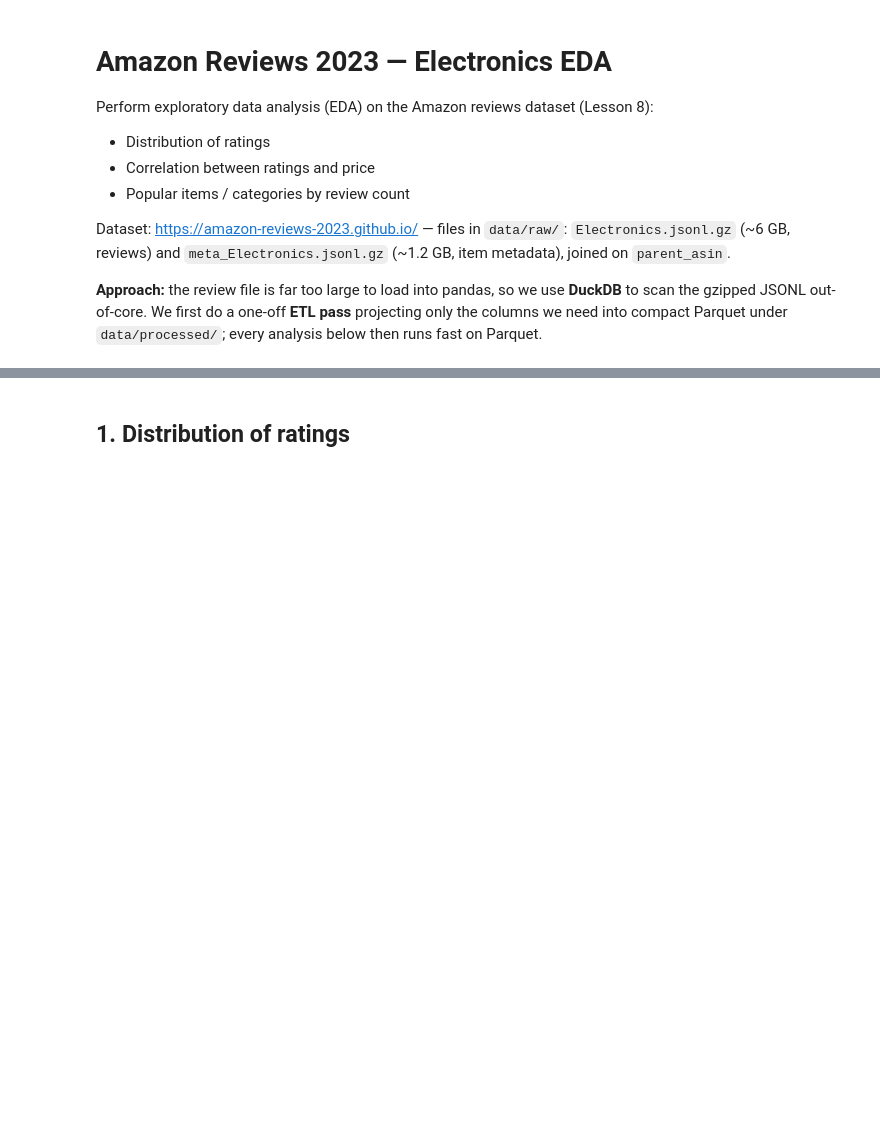
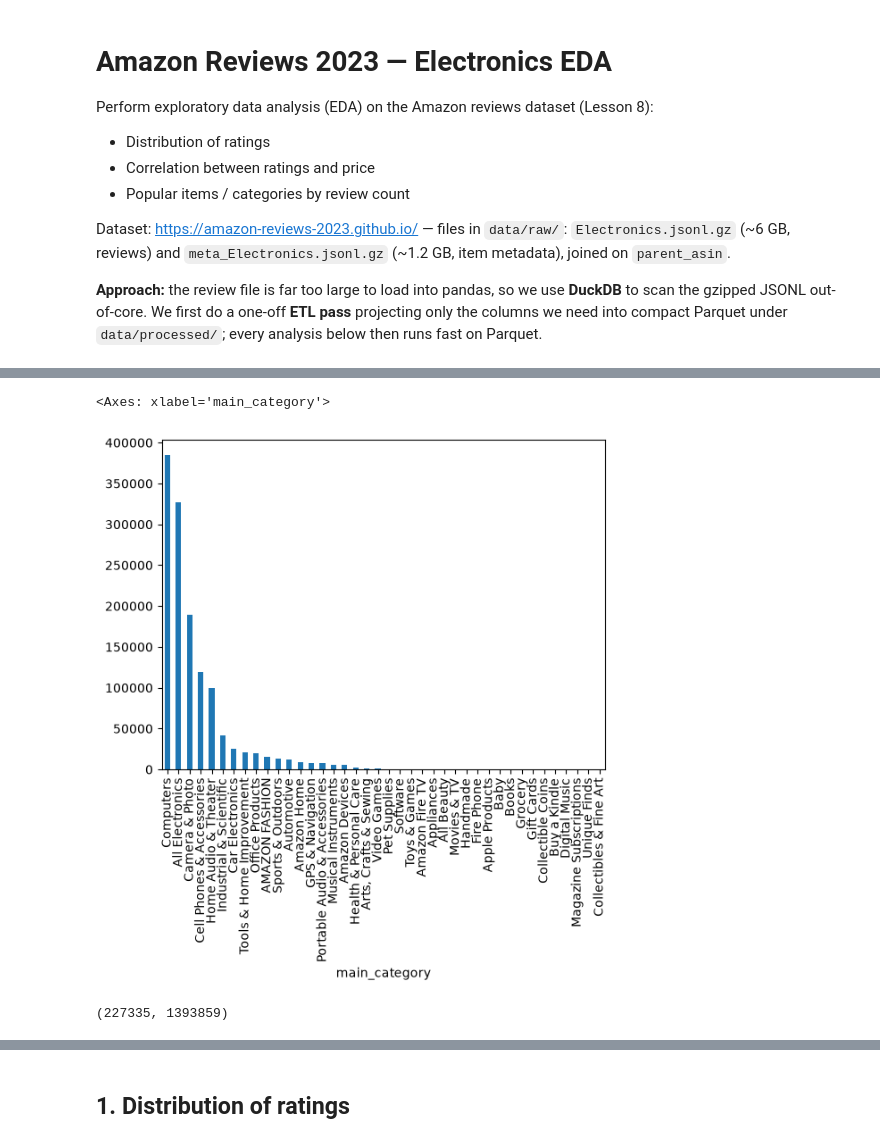
Before and after one commit to hchenv/ai-eng-project, a Jupyter notebook: notebooks/week1/01-amazon-data-eda.ipynb, the cells around one changed output, grey strips where cells are left out. Saved outputs shown, nothing was run; the diff lists cells and outputs as text; code cells hidden in the pictures; blank space fills up the shorter version.

```diff
--- a/notebooks/week1/01-amazon-data-eda.ipynb
+++ b/notebooks/week1/01-amazon-data-eda.ipynb
@@ -33,0 +133,3 @@ con.execute(f"SET memory_limit='6GB'; SET threads={os.cpu_count()}; "
+# %%
+df = pd.read_json('/Users/hang/Documents/Development/ai-eng-course/ai-eng-project/data/raw/meta_Electronics_2022_2023.jsonl', lines=True)
+df.head()
@@ -33,0 +143,5 @@ con.execute(f"SET memory_limit='6GB'; SET threads={os.cpu_count()}; "
+# %%
+df['main_category'].value_counts().plot(kind='bar')
+# %% [output]
+<Axes: xlabel='main_category'>
+[figure, added]
@@ -33,0 +150,4 @@ con.execute(f"SET memory_limit='6GB'; SET threads={os.cpu_count()}; "
+# %%
+len(df_ratings_100), len(df)
+# %% [output]
+(227335, 1393859)
```
Also changed, not shown: parts of 23 cells of this notebook, 22 other files.
